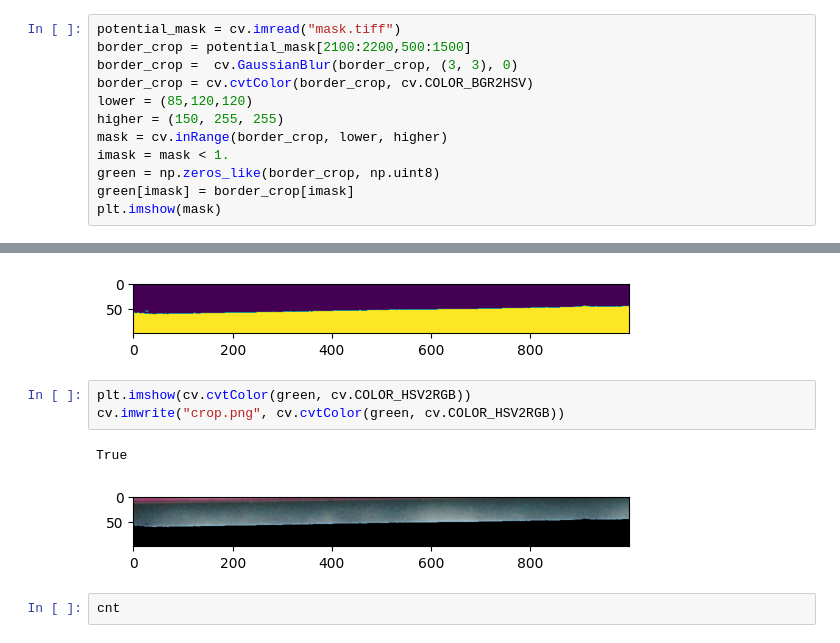
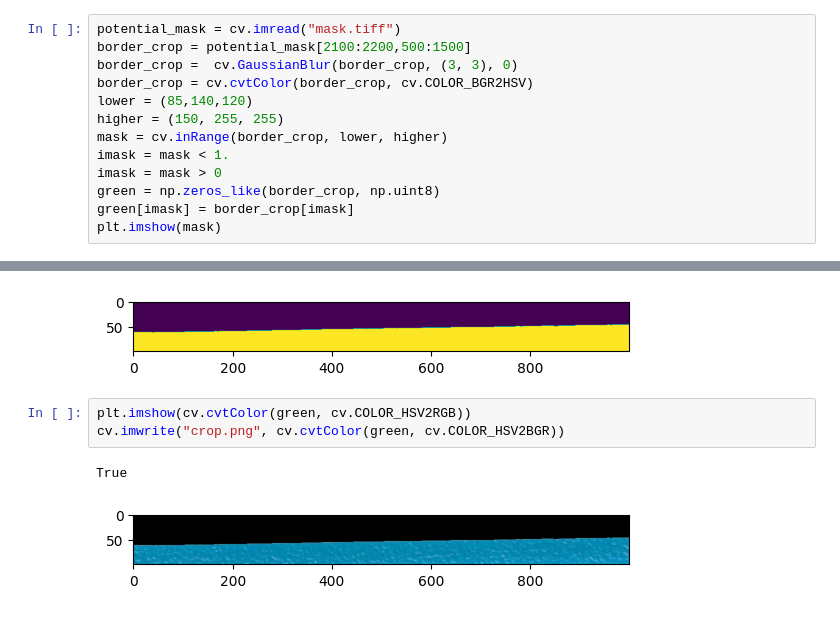
Before and after one commit to DomMcOyle/SynteticCardDataset, a Jupyter notebook: syntetic_card_dataset/generate_images.ipynb, the cells around one changed output, grey strips where cells are left out. Saved outputs shown, nothing was run; the diff lists cells and outputs as text.

```diff
--- a/syntetic_card_dataset/generate_images.ipynb
+++ b/syntetic_card_dataset/generate_images.ipynb
@@ -178,10 +190,11 @@ potential_mask = cv.imread("mask.tiff")
 border_crop = potential_mask[2100:2200,500:1500]
 border_crop =  cv.GaussianBlur(border_crop, (3, 3), 0)
 border_crop = cv.cvtColor(border_crop, cv.COLOR_BGR2HSV)
-lower = (85,120,120)
+lower = (85,140,120)
 higher = (150, 255, 255)
 mask = cv.inRange(border_crop, lower, higher)
 imask = mask < 1.
+imask = mask > 0
 green = np.zeros_like(border_crop, np.uint8)
 green[imask] = border_crop[imask]
 plt.imshow(mask)
@@ -190,9 +203,7 @@ plt.imshow(mask)
 [figure]
 # %%
 plt.imshow(cv.cvtColor(green, cv.COLOR_HSV2RGB))
-cv.imwrite("crop.png", cv.cvtColor(green, cv.COLOR_HSV2RGB))
+cv.imwrite("crop.png", cv.cvtColor(green, cv.COLOR_HSV2BGR))
 # %% [output]
 True
-[figure, old version]
+[figure, new version]
-# %%
-cnt
```
Also changed, not shown: parts of 17 cells of this notebook, 2 other files.
